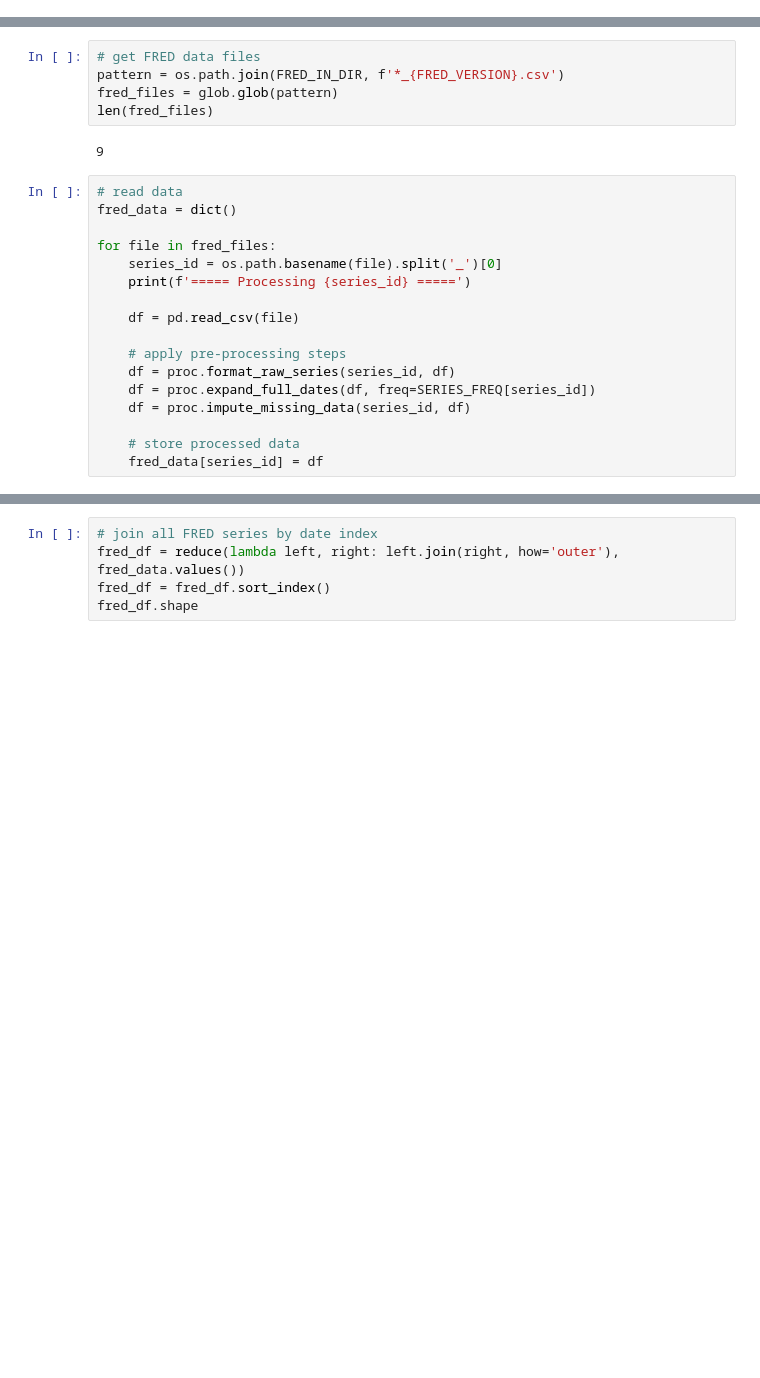
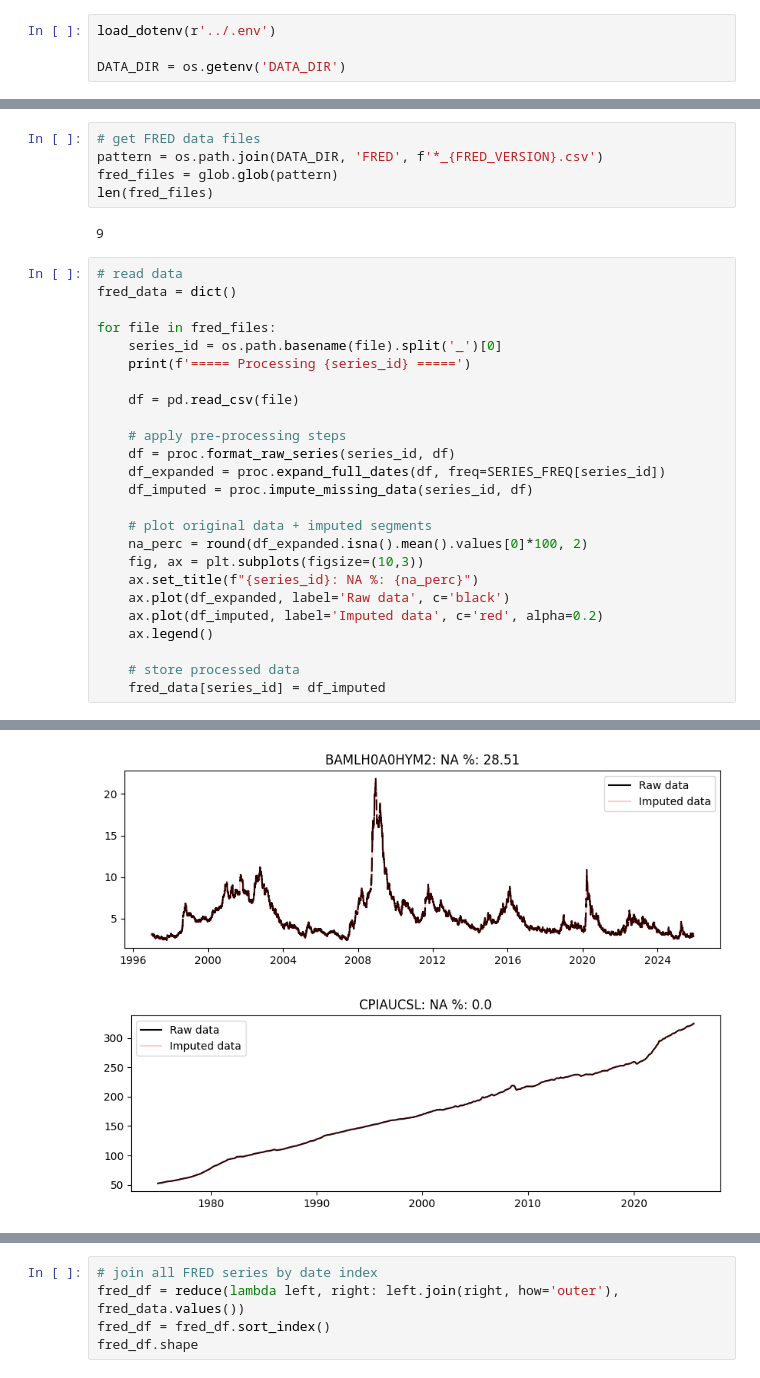
Before and after one commit to veeannzhang/reinforcement-learning-stock-trading-agent, a Jupyter notebook: notebooks/pipeline_02_data_preprocessing.ipynb, the cells around one changed output, grey strips where cells are left out. Saved outputs shown, nothing was run; the diff lists cells and outputs as text; blank space fills up the shorter version.

```diff
--- a/notebooks/pipeline_02_data_preprocessing.ipynb
+++ b/notebooks/pipeline_02_data_preprocessing.ipynb
@@ -13,0 +21,4 @@ sys.path.append(root_path)
+# %%
+load_dotenv(r'../.env')
+
+DATA_DIR = os.getenv('DATA_DIR')
@@ -36,7 +51,7 @@ SERIES_FREQ = {
 }
 # %%
 # get FRED data files
-pattern = os.path.join(FRED_IN_DIR, f'*_{FRED_VERSION}.csv')
+pattern = os.path.join(DATA_DIR, 'FRED', f'*_{FRED_VERSION}.csv')
 fred_files = glob.glob(pattern)
 len(fred_files)
 # %% [output]
@@ -53,10 +68,18 @@ for file in fred_files:
 
     # apply pre-processing steps
     df = proc.format_raw_series(series_id, df)
-    df = proc.expand_full_dates(df, freq=SERIES_FREQ[series_id])
-    df = proc.impute_missing_data(series_id, df)
+    df_expanded = proc.expand_full_dates(df, freq=SERIES_FREQ[series_id])
+    df_imputed = proc.impute_missing_data(series_id, df)
+
+    # plot original data + imputed segments
+    na_perc = round(df_expanded.isna().mean().values[0]*100, 2)
+    fig, ax = plt.subplots(figsize=(10,3))
+    ax.set_title(f"{series_id}: NA %: {na_perc}")
+    ax.plot(df_expanded, label='Raw data', c='black')
+    ax.plot(df_imputed, label='Imputed data', c='red', alpha=0.2)
+    ax.legend()
 
     # store processed data
-    fred_data[series_id] = df
+    fred_data[series_id] = df_imputed
 # %% [output]
 ===== Processing BAMLH0A0HYM2 =====
@@ -78,0 +102,2 @@ for file in fred_files:
+[figure, added]
+[figure, added]
```
Also changed, not shown: parts of 17 cells of this notebook, 1 other file.
